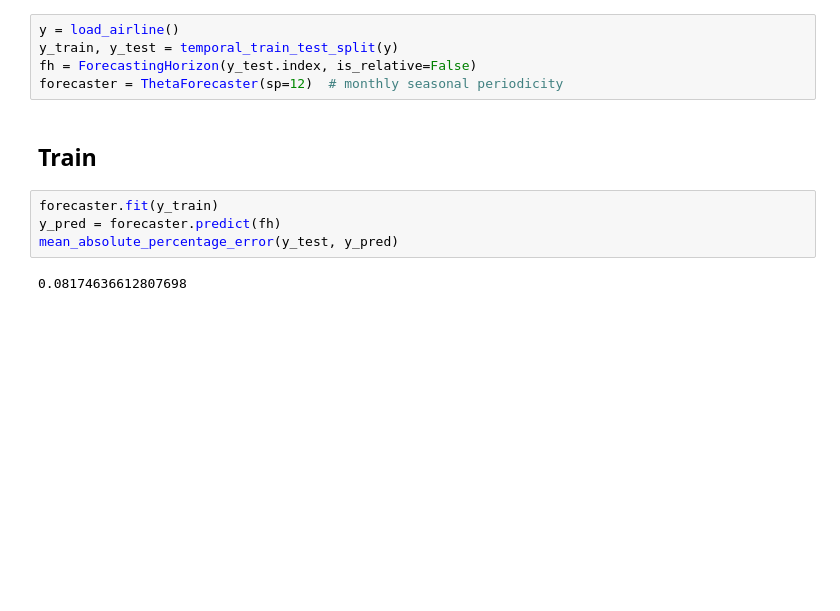
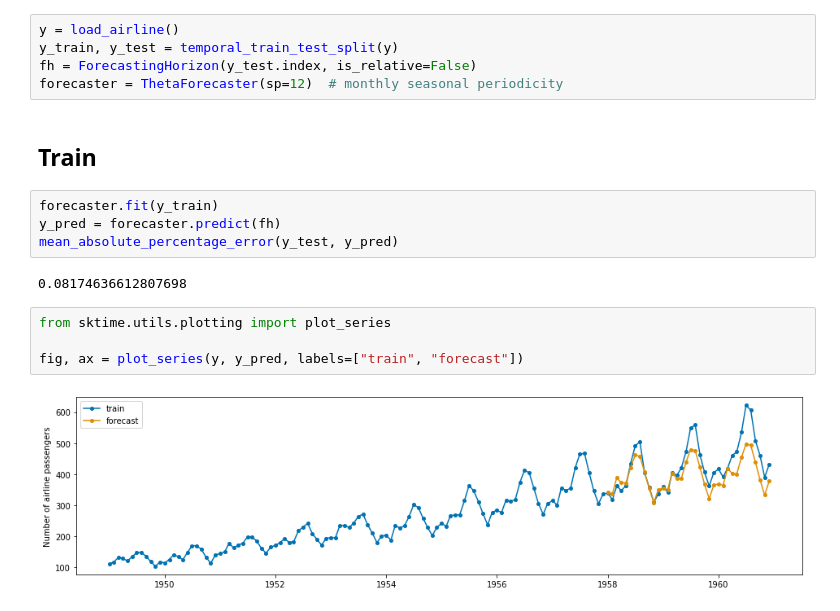
Before and after one commit to khairulislam/Timeseries-ML, a Jupyter notebook: pages/forecasting/overview.ipynb, the cells around one changed output. Drawn from its saved outputs; the diff is of its cells as text; blank space fills up the shorter version.

```diff
--- a/pages/forecasting/overview.ipynb
+++ b/pages/forecasting/overview.ipynb
@@ -27,3 +33,9 @@ y_pred = forecaster.predict(fh)
 mean_absolute_percentage_error(y_test, y_pred)
 # %% [output]
 0.08174636612807698
+# %%
+from sktime.utils.plotting import plot_series
+
+fig, ax = plot_series(y, y_pred, labels=["train", "forecast"])
+# %% [output]
+[figure, added]
```
Also changed, not shown: parts of 1 cell of this notebook, 10 other files.
